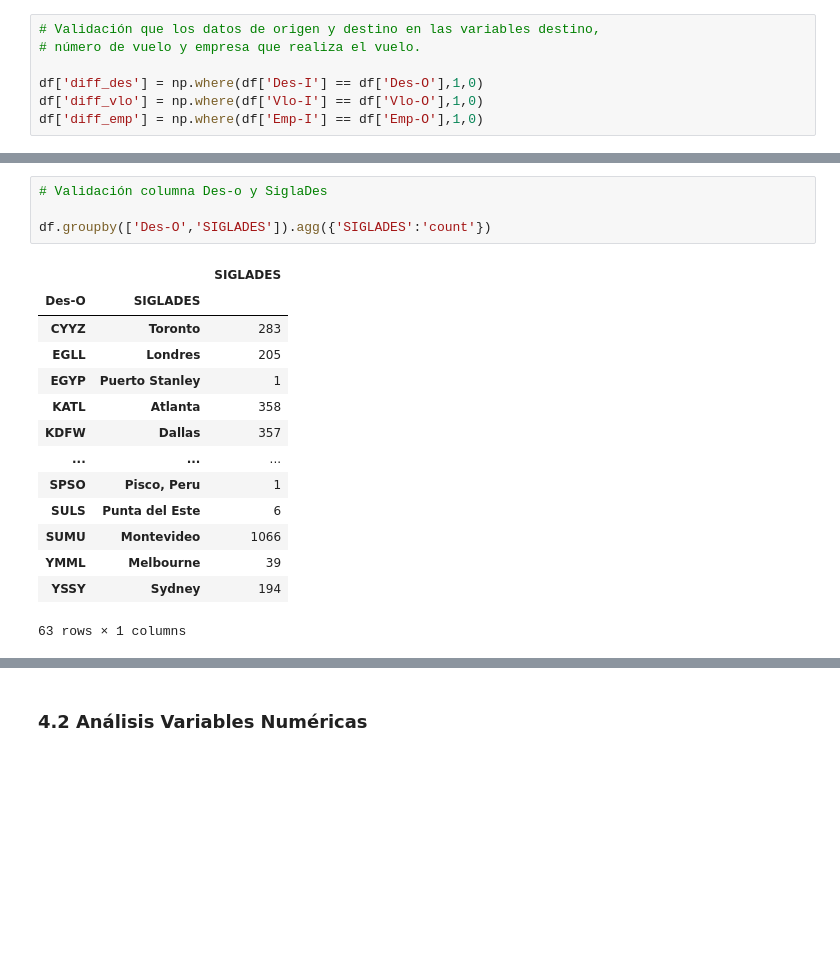
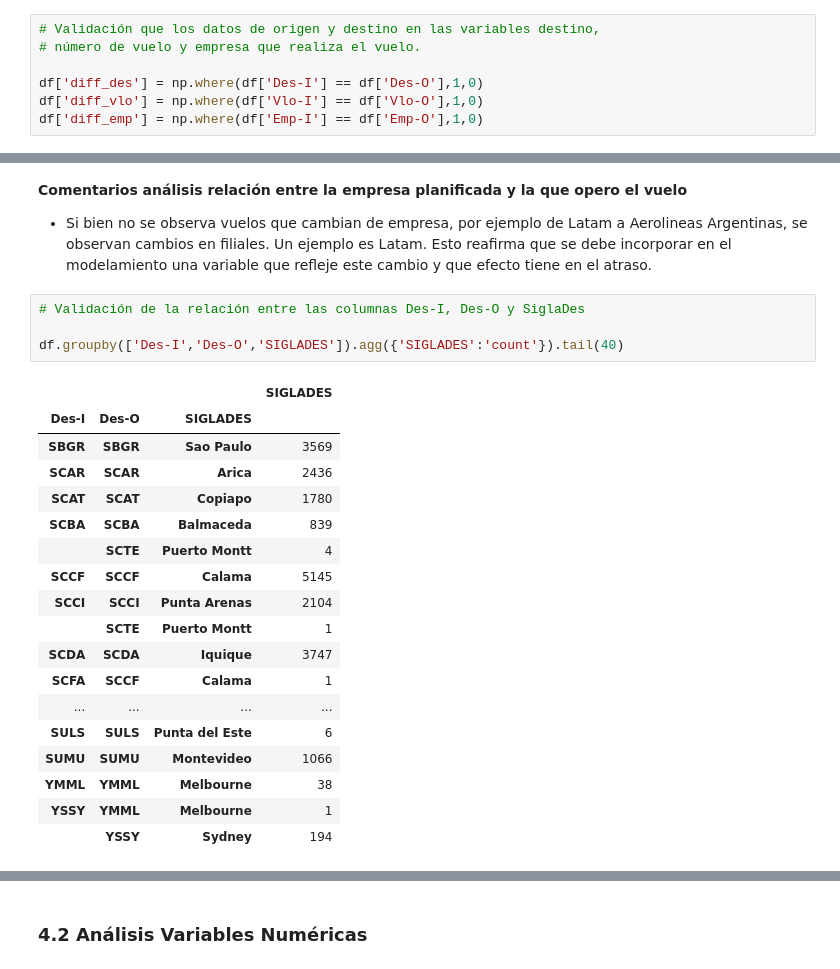
Before and after one commit to clcollao/pred_atraso_vuelos, a Jupyter notebook: pred_atraso_vuelos/prediccion_atraso_vuelos.ipynb, the cells around one changed output, grey strips where cells are left out. Saved outputs shown, nothing was run; the diff lists cells and outputs as text; blank space fills up the shorter version.

Commit message:
Se agrega comentarios a los distintos puntos del EDA

```diff
--- a/pred_atraso_vuelos/prediccion_atraso_vuelos.ipynb
+++ b/pred_atraso_vuelos/prediccion_atraso_vuelos.ipynb
@@ -198,22 +216,30 @@ df.groupby(['Emp-I','Emp-O','OPERA']).agg({'OPERA':'count'})
 | TAM | LAP | Grupo LATAM | 3 |
 |  | TAM | Grupo LATAM | 3046 |
 | UAL | UAL | United Airlines | 335 |
+# %% [markdown]
+**Comentarios análisis relación entre la empresa planificada y la que opero el vuelo**
+
++ Si bien no se observa vuelos que cambian de empresa, por ejemplo de Latam a Aerolineas Argentinas, se observan cambios en filiales. Un ejemplo es Latam. Esto reafirma que se debe incorporar en el modelamiento una variable que refleje este cambio y que efecto tiene en el atraso.
 # %%
-# Validación columna Des-o y SiglaDes
+# Validación de la relación entre las columnas Des-I, Des-O y SiglaDes
 
-df.groupby(['Des-O','SIGLADES']).agg({'SIGLADES':'count'})
+df.groupby(['Des-I','Des-O','SIGLADES']).agg({'SIGLADES':'count'}).tail(40)
 # %% [output]
-|  |  | SIGLADES |
-| Des-O | SIGLADES |  |
-| CYYZ | Toronto | 283 |
-| EGLL | Londres | 205 |
-| EGYP | Puerto Stanley | 1 |
-| KATL | Atlanta | 358 |
-| KDFW | Dallas | 357 |
-| ... | ... | ... |
-| SPSO | Pisco, Peru | 1 |
-| SULS | Punta del Este | 6 |
-| SUMU | Montevideo | 1066 |
-| YMML | Melbourne | 39 |
-| YSSY | Sydney | 194 |
+|  |  |  | SIGLADES |
+| Des-I | Des-O | SIGLADES |  |
+| SBGR | SBGR | Sao Paulo | 3569 |
+| SCAR | SCAR | Arica | 2436 |
+| SCAT | SCAT | Copiapo | 1780 |
+| SCBA | SCBA | Balmaceda | 839 |
+|  | SCTE | Puerto Montt | 4 |
+| SCCF | SCCF | Calama | 5145 |
+| SCCI | SCCI | Punta Arenas | 2104 |
+|  | SCTE | Puerto Montt | 1 |
+| SCDA | SCDA | Iquique | 3747 |
+| SCFA | SCCF | Calama | 1 |
+| ... | ... | ... | ... |
+| SULS | SULS | Punta del Este | 6 |
+| SUMU | SUMU | Montevideo | 1066 |
+| YMML | YMML | Melbourne | 38 |
+| YSSY | YMML | Melbourne | 1 |
+|  | YSSY | Sydney | 194 |
-63 rows × 1 columns
```
Also changed, not shown: parts of 15 cells of this notebook.
